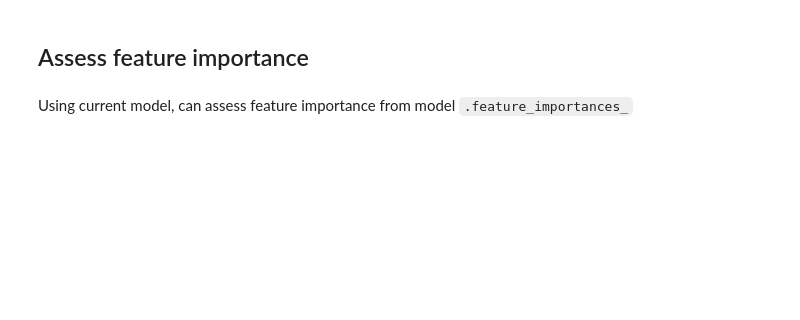
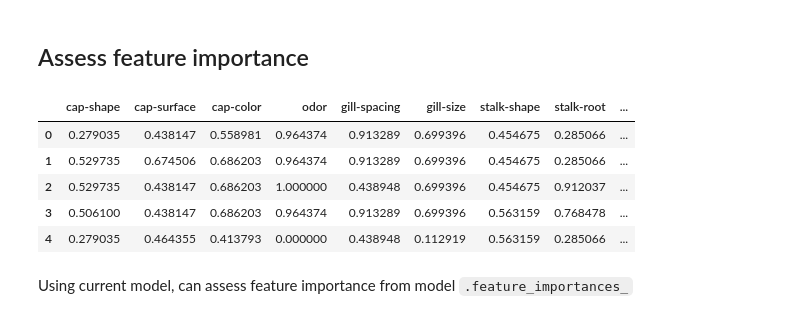
Before and after one commit to ocassidydev/creditcard-churn, a Jupyter notebook: jupyter_notebooks/05 - Modelling and Evaluation - Predict Edible.ipynb, the cells around one changed output. Cells and saved outputs as stored; diff of their text form; code cells hidden in the pictures; blank space fills up the shorter version.

```diff
--- a/jupyter_notebooks/05 - Modelling and Evaluation - Predict Edible.ipynb
+++ b/jupyter_notebooks/05 - Modelling and Evaluation - Predict Edible.ipynb
@@ -113,6 +122,7 @@ from xgboost import XGBClassifier
 
 
 def PipelineClf(model):
+    """ Creates classifier model pipeline """
     pipeline_base = Pipeline([
         ("scaler", StandardScaler()),
         ("feat_selection", SelectFromModel(model)),
@@ -125,9 +135,14 @@ Custom Class for Hyperparameter Optimisation
 # %%
 from sklearn.model_selection import GridSearchCV
-
+import numpy as np
 
 class HyperparameterOptimizationSearch:
-
+    """
+    Initializes as sets of models and hyperparameters for each model
+    Methods:
+    fit - fits each of the declared models for each of their stated hyperparameter sets
+    score_summary - generates a summary output of each fitted model's performance for comparison purposes
+    """
     def __init__(self, models, params):
         self.models = models
         self.params = params
@@ -135,6 +150,9 @@ class HyperparameterOptimizationSearch:
         self.grid_searches = {}
 
     def fit(self, X, y, cv, n_jobs, verbose=1, scoring=None, refit=False):
+        """
+        fits each of the search's models and model hyperparameter sets
+        cv controls the number of folds in the cross validation, n_jobs controls processor parallelisation """
         for key in self.keys:
             print(f"\nRunning GridSearchCV for {key} \n")
 
@@ -146,6 +164,7 @@ class HyperparameterOptimizationSearch:
             self.grid_searches[key] = gs
 
     def score_summary(self, sort_by='mean_score'):
+        """ Creates a summation of each models performance to be displayed in a DataFrame """
         def row(key, scores, params):
             d = {
                 'estimator': key,
@@ -179,8 +198,8 @@ class HyperparameterOptimizationSearch:
 # %%
 from sklearn.model_selection import train_test_split
 X_train, X_test, y_train, y_test = train_test_split(
-    df.drop(['class'], axis=1),
-    df['class'],
+    df.drop(['edible'], axis=1),
+    df['edible'],
     test_size=0.2,
     random_state=0,
 )
@@ -188,0 +214,5 @@ print(X_train.shape, y_train.shape, X_test.shape, y_test.shape)
+# %%
+pipeline_data_cleaning_feat_eng = PipelineFeatureEngineering()
+X_train = pipeline_data_cleaning_feat_eng.fit_transform(X_train, y_train)
+X_test = pipeline_data_cleaning_feat_eng.transform(X_test)
+print(X_train.shape, y_train.shape, X_test.shape, y_test.shape)
@@ -294,7 +407,14 @@ pipeline_clf
 # %% [markdown]
 ## Assess feature importance
 # %%
-X_train.head(3)
+X_train.head()
+# %% [output]
+|  | cap-shape | cap-surface | cap-color | odor | gill-spacing | gill-size | stalk-shape | stalk-root | ... |
+| 0 | 0.279035 | 0.438147 | 0.558981 | 0.964374 | 0.913289 | 0.699396 | 0.454675 | 0.285066 | ... |
+| 1 | 0.529735 | 0.674506 | 0.686203 | 0.964374 | 0.913289 | 0.699396 | 0.454675 | 0.285066 | ... |
+| 2 | 0.529735 | 0.438147 | 0.686203 | 1.000000 | 0.438948 | 0.699396 | 0.454675 | 0.912037 | ... |
+| 3 | 0.506100 | 0.438147 | 0.686203 | 0.964374 | 0.913289 | 0.699396 | 0.563159 | 0.768478 | ... |
+| 4 | 0.279035 | 0.464355 | 0.413793 | 0.000000 | 0.438948 | 0.112919 | 0.563159 | 0.285066 | ... |
 # %% [markdown]
 Using current model, can assess feature importance from model `.feature_importances_`
 # %%
```
Also changed, not shown: parts of 46 cells of this notebook, 7 other files.
